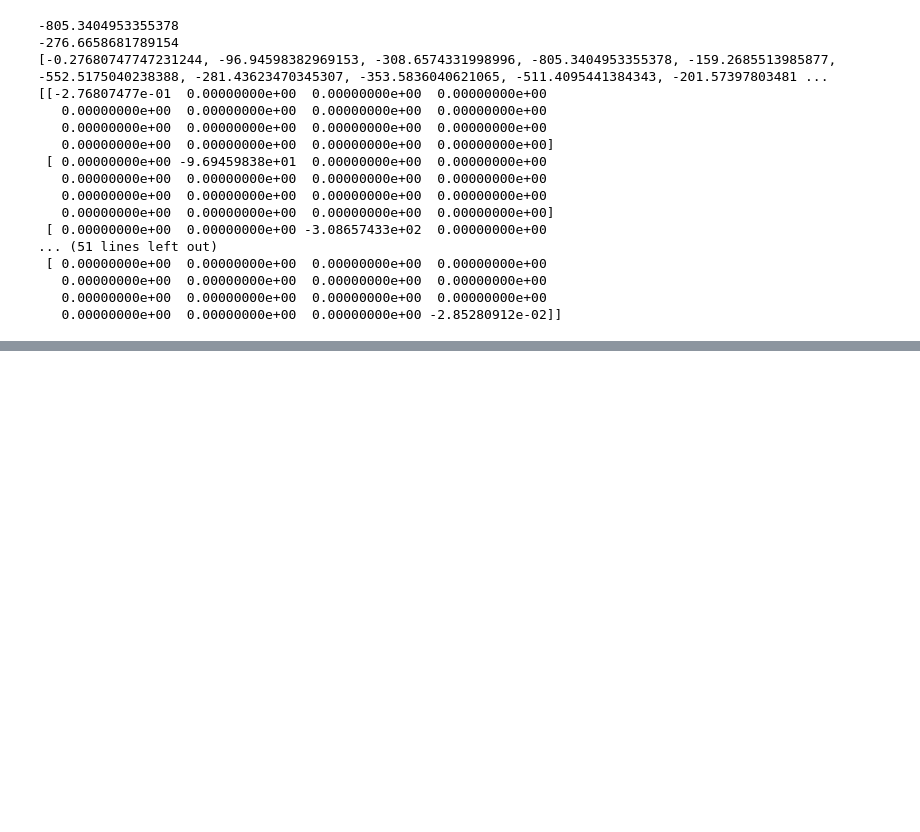
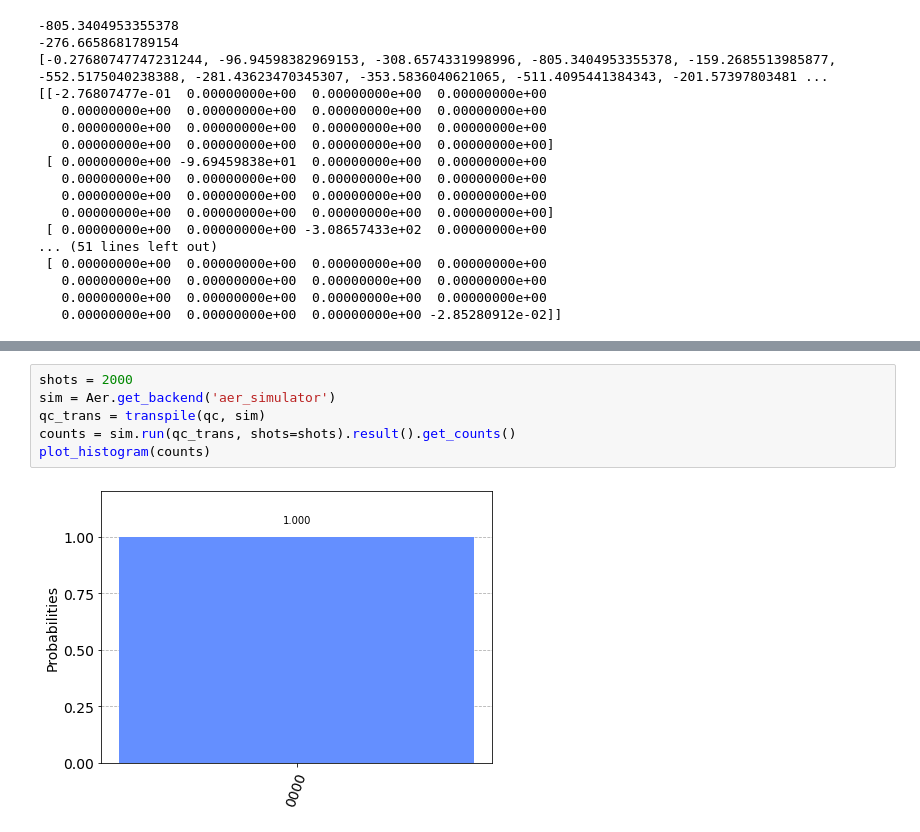
Before and after one commit to ericwalkwalke299/quantum_computing_materials_thermodynamics, a Jupyter notebook: CO2_Ru_beta-planewave-x.ipynb, the cells around one changed output, grey strips where cells are left out. Saved outputs shown, nothing was run; the diff lists cells and outputs as text; blank space fills up the shorter version.

```diff
--- a/CO2_Ru_beta-planewave-x.ipynb
+++ b/CO2_Ru_beta-planewave-x.ipynb
@@ -277,0 +239,8 @@ print(H_oper.size)
+# %%
+shots = 2000
+sim = Aer.get_backend('aer_simulator')
+qc_trans = transpile(qc, sim)
+counts = sim.run(qc_trans, shots=shots).result().get_counts()
+plot_histogram(counts)
+# %% [output]
+[figure, added]
```
Also changed, not shown: parts of 16 cells of this notebook, 13 other files.
